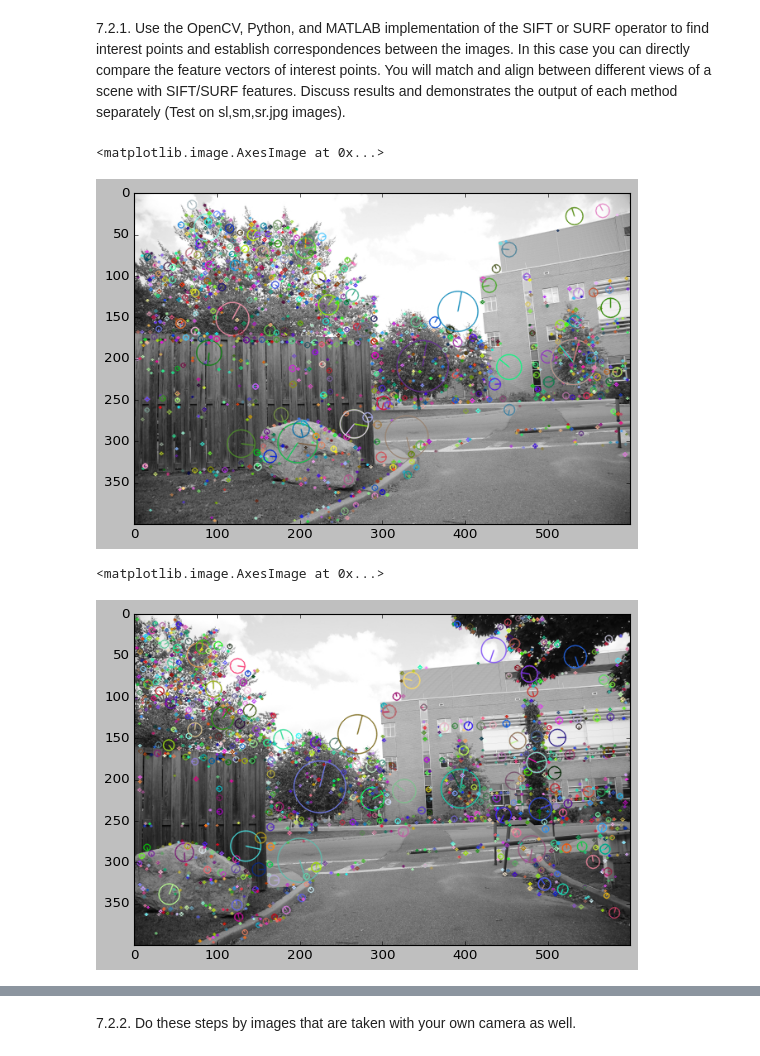
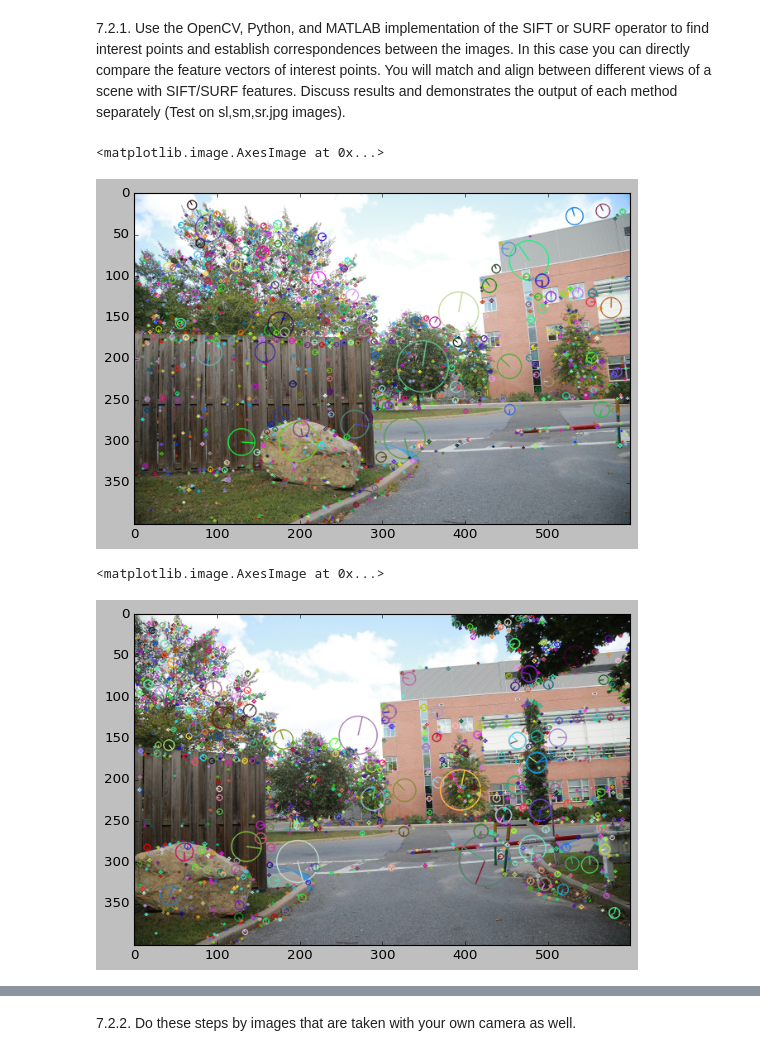
Before and after one commit to TahaTabatabaei/computer-vision, a Jupyter notebook: hw7/main.ipynb, the cells around one changed output, grey strips where cells are left out. Saved outputs shown, nothing was run; the diff lists cells and outputs as text; code cells hidden in the pictures.

```diff
--- a/hw7/main.ipynb
+++ b/hw7/main.ipynb
@@ -22,28 +22,30 @@ results and demonstrates the output of each method separately (Test on sl,sm,sr.
 # construct a SIFT object
 sift = cv2.SIFT_create()
 # %%
-sl = cv2.imread('sl.jpg', cv2.IMREAD_GRAYSCALE)
+sl = cv2.imread('sl.jpg')
+sl = cv2.cvtColor(sl, cv2.COLOR_BGR2RGB)
 
 # find keypoints and descriptors
-sl_kp , sl_desc = sift.detectAndCompute(sl,None)
+sl_kp , sl_desc = sift.detectAndCompute(sl.copy(),None)
 
 # draws the small circles on the locations of keypoints
 # cv2.DRAW_MATCHES_FLAGS_DRAW_RICH_KEYPOINTS --> show keypoints orientation, also stronger keypoints get bigger circles
 img=cv2.drawKeypoints(sl,sl_kp,None,flags=cv2.DRAW_MATCHES_FLAGS_DRAW_RICH_KEYPOINTS)
 
 plt.imshow(img)
 # %% [output]
 <matplotlib.image.AxesImage at 0x...>
-[figure, old version]
+[figure, new version]
 # %%
-sm = cv2.imread('sm.jpg',cv2.IMREAD_GRAYSCALE)
+sm = cv2.imread('sm.jpg')
+sm = cv2.cvtColor(sm, cv2.COLOR_BGR2RGB)
 
-sm_kp, sm_desc = sift.detectAndCompute(sm,None)
+sm_kp, sm_desc = sift.detectAndCompute(sm.copy(),None)
 
 img=cv2.drawKeypoints(sm,sm_kp,sm,flags=cv2.DRAW_MATCHES_FLAGS_DRAW_RICH_KEYPOINTS)
 
 plt.imshow(img)
 # %% [output]
 <matplotlib.image.AxesImage at 0x...>
-[figure, old version]
+[figure, new version]
 # %%
```
Also changed, not shown: parts of 6 cells of this notebook, 1 other file.
